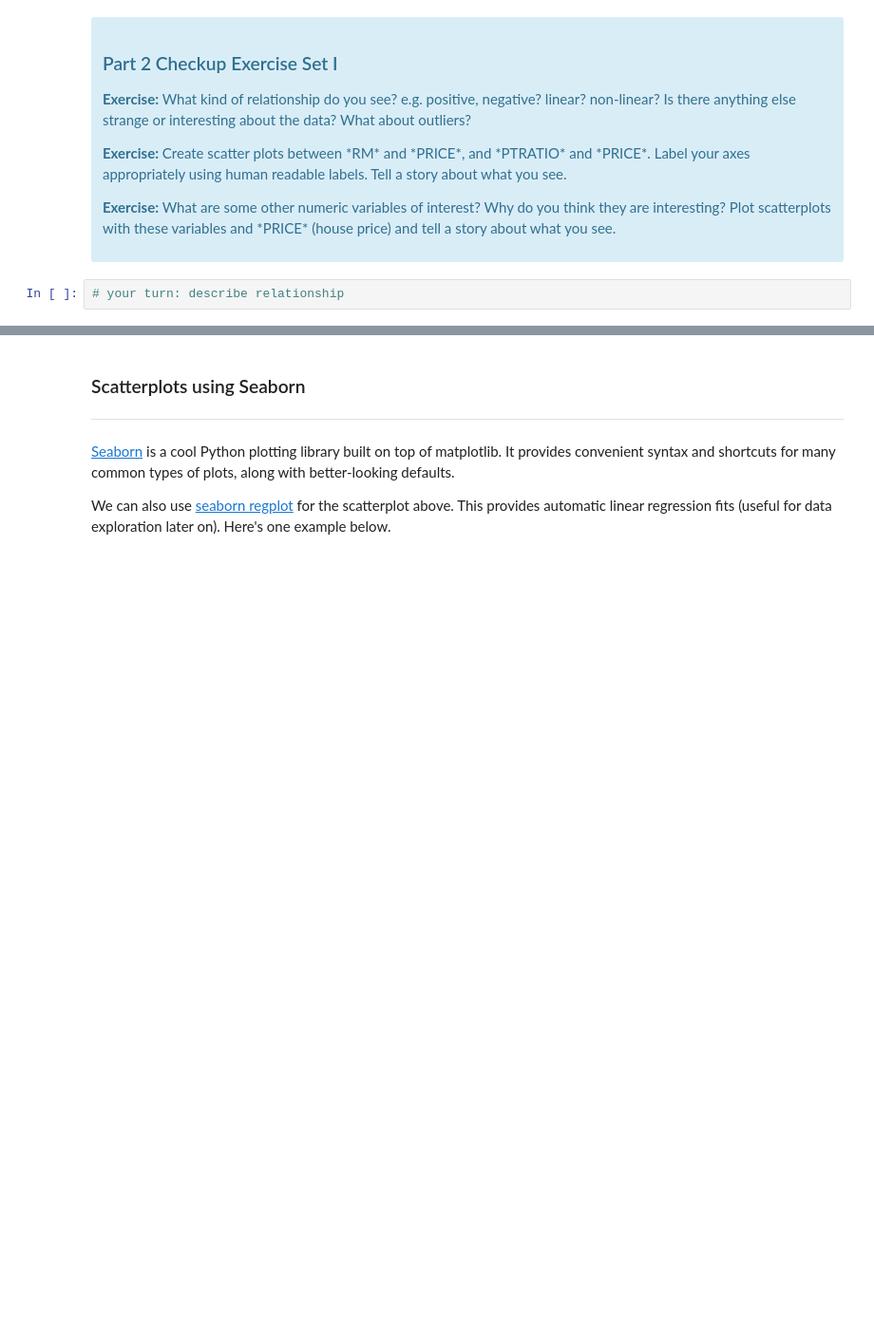
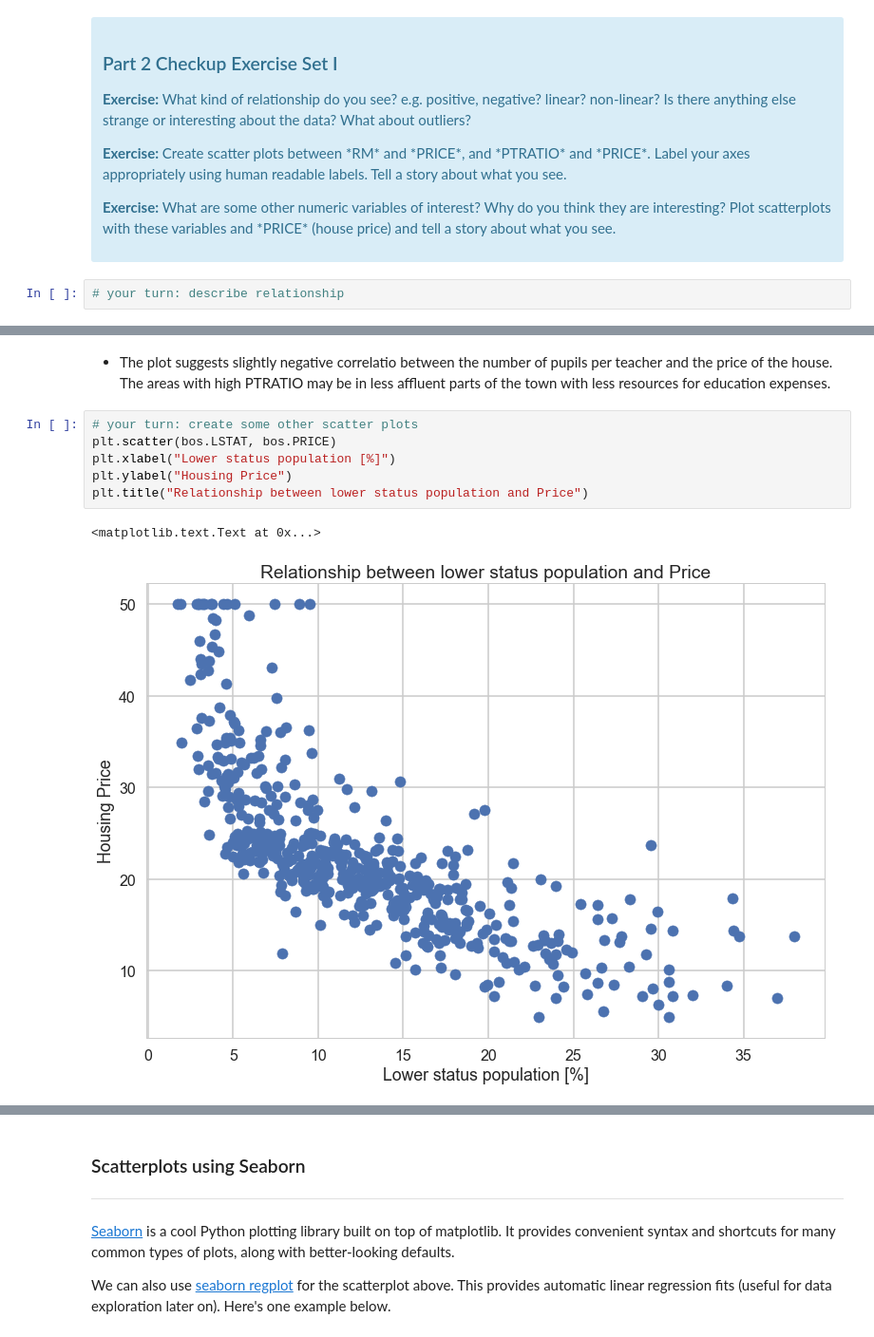
Before and after one commit to vlcekl/ds-various, a Jupyter notebook: linear_regression/Mini_Project_Linear_Regression.ipynb, the cells around one changed output, grey strips where cells are left out. Shown at 95% size. Saved outputs shown, nothing was run; the diff lists cells and outputs as text; blank space fills up the shorter version.

```diff
--- a/linear_regression/Mini_Project_Linear_Regression.ipynb
+++ b/linear_regression/Mini_Project_Linear_Regression.ipynb
@@ -226,0 +305,11 @@ plt.title("Relationship between CRIM and Price")
+# %% [markdown]
+* The plot suggests slightly negative correlatio between the number of pupils per teacher and the price of the house. The areas with high PTRATIO may be in less affluent parts of the town with less resources for education expenses.
+# %%
+# your turn: create some other scatter plots
+plt.scatter(bos.LSTAT, bos.PRICE)
+plt.xlabel("Lower status population [%]")
+plt.ylabel("Housing Price")
+plt.title("Relationship between lower status population and Price")
+# %% [output]
+<matplotlib.text.Text at 0x...>
+[figure, added]
```
Also changed, not shown: parts of 69 cells of this notebook.
